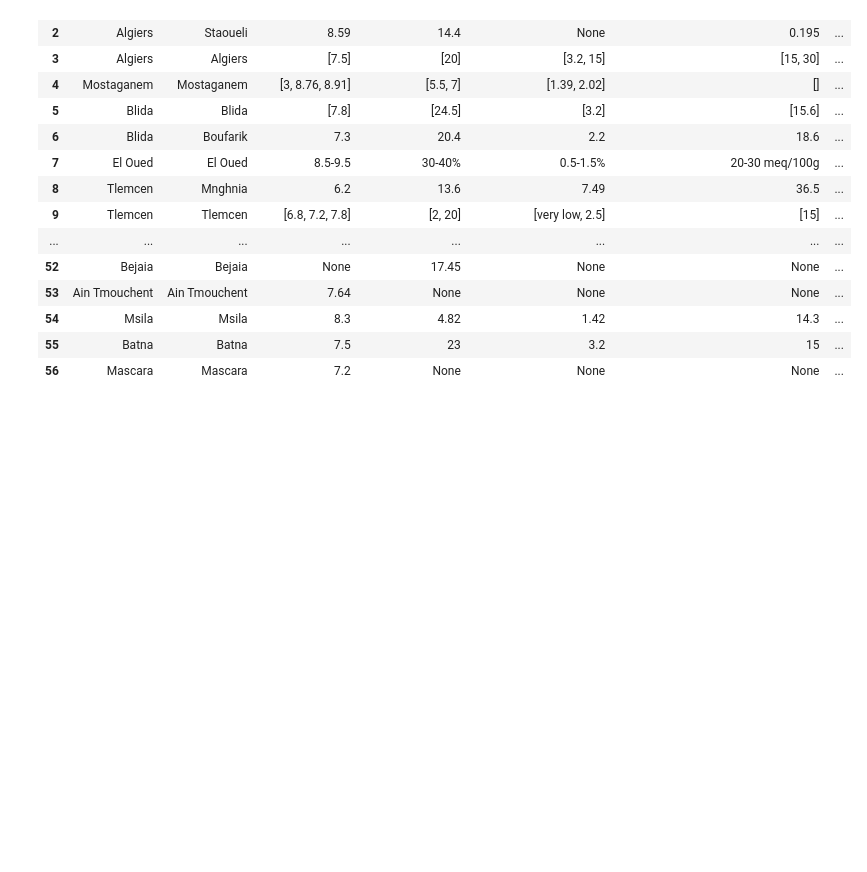
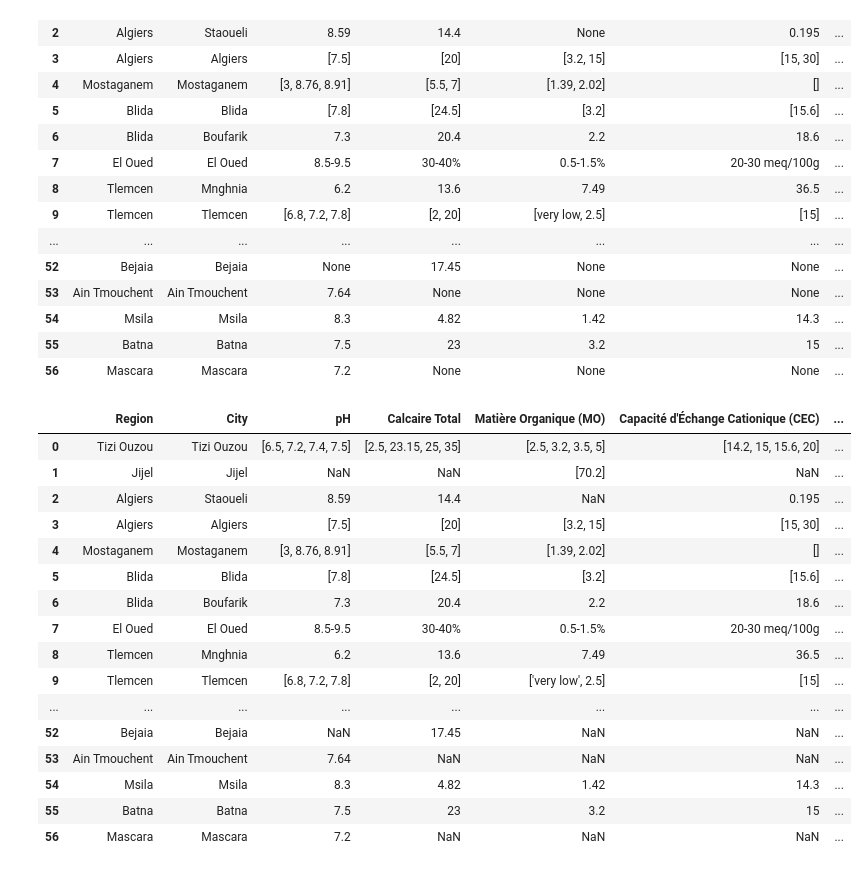
Before and after one commit to grosvenor01/having-some-fun, a Jupyter notebook: pdfExtract.ipynb, the cells around one changed output. Cells and saved outputs as stored; diff of their text form; code cells hidden in the pictures; blank space fills up the shorter version.

```diff
--- a/pdfExtract.ipynb
+++ b/pdfExtract.ipynb
@@ -87,3 +87,24 @@ df
 | 54 | Msila | Msila | 8.3 | 4.82 | 1.42 | 14.3 | ... |
 | 55 | Batna | Batna | 7.5 | 23 | 3.2 | 15 | ... |
 | 56 | Mascara | Mascara | 7.2 | None | None | None | ... |
+# %%
+df = pd.read_csv("output.csv").drop(columns=["Unnamed: 0"])
+df
+# %% [output]
+|  | Region | City | pH | Calcaire Total | Matière Organique (MO) | Capacité d'Échange Cationique (CEC) | ... |
+| 0 | Tizi Ouzou | Tizi Ouzou | [6.5, 7.2, 7.4, 7.5] | [2.5, 23.15, 25, 35] | [2.5, 3.2, 3.5, 5] | [14.2, 15, 15.6, 20] | ... |
+| 1 | Jijel | Jijel | NaN | NaN | [70.2] | NaN | ... |
+| 2 | Algiers | Staoueli | 8.59 | 14.4 | NaN | 0.195 | ... |
+| 3 | Algiers | Algiers | [7.5] | [20] | [3.2, 15] | [15, 30] | ... |
+| 4 | Mostaganem | Mostaganem | [3, 8.76, 8.91] | [5.5, 7] | [1.39, 2.02] | [] | ... |
+| 5 | Blida | Blida | [7.8] | [24.5] | [3.2] | [15.6] | ... |
+| 6 | Blida | Boufarik | 7.3 | 20.4 | 2.2 | 18.6 | ... |
+| 7 | El Oued | El Oued | 8.5-9.5 | 30-40% | 0.5-1.5% | 20-30 meq/100g | ... |
+| 8 | Tlemcen | Mnghnia | 6.2 | 13.6 | 7.49 | 36.5 | ... |
+| 9 | Tlemcen | Tlemcen | [6.8, 7.2, 7.8] | [2, 20] | ['very low', 2.5] | [15] | ... |
+| ... | ... | ... | ... | ... | ... | ... | ... |
+| 52 | Bejaia | Bejaia | NaN | 17.45 | NaN | NaN | ... |
+| 53 | Ain Tmouchent | Ain Tmouchent | 7.64 | NaN | NaN | NaN | ... |
+| 54 | Msila | Msila | 8.3 | 4.82 | 1.42 | 14.3 | ... |
+| 55 | Batna | Batna | 7.5 | 23 | 3.2 | 15 | ... |
+| 56 | Mascara | Mascara | 7.2 | NaN | NaN | NaN | ... |
```
Also changed, not shown: parts of 6 cells of this notebook, 1 other file.
